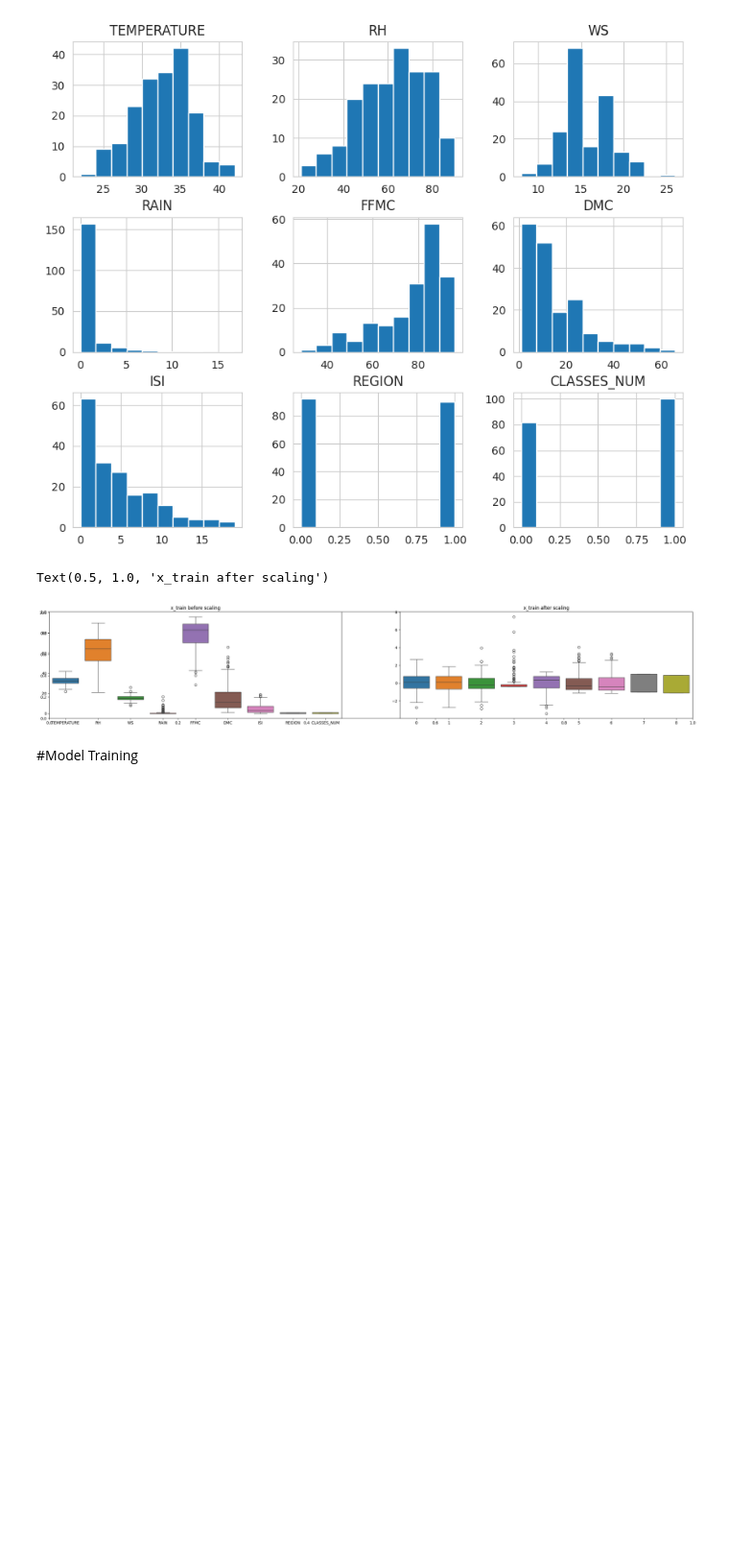
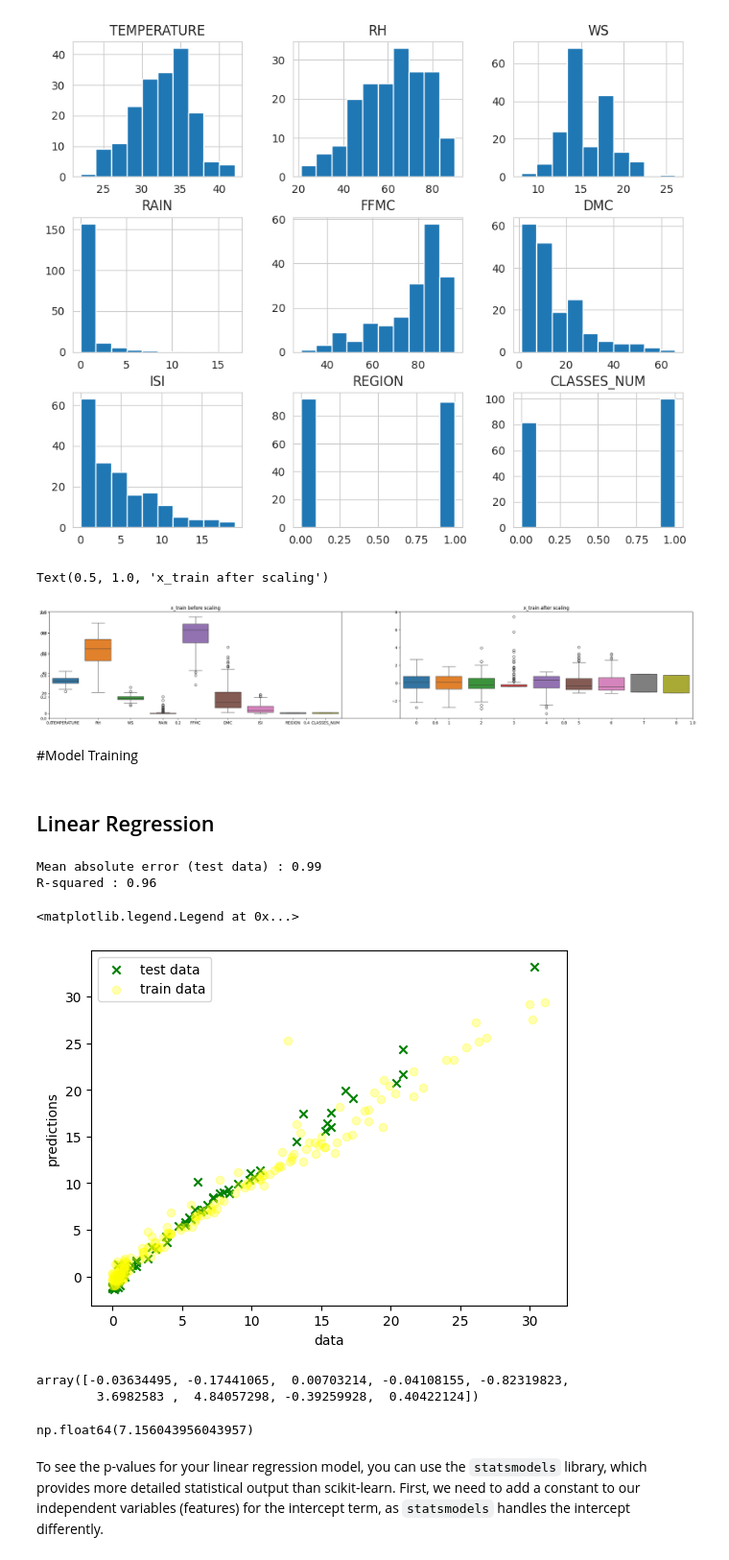
Before and after one commit to taruvaid/Fourier-Neural-Operators, a Jupyter notebook: forest_fire_predictions.ipynb, the cells around one changed output. Shown at 96% size. Cells and saved outputs as stored; diff of their text form; code cells hidden in the pictures; blank space fills up the shorter version.

Commit message:
model training

```diff
--- a/forest_fire_predictions.ipynb
+++ b/forest_fire_predictions.ipynb
@@ -458,3 +466,38 @@ Text(0.5, 1.0, 'x_train after scaling')
 [figure]
 # %% [markdown]
 #Model Training
+# %% [markdown]
+## Linear Regression
+# %%
+linreg = LinearRegression()
+linreg.fit(x_train_std,y_train)
+y_pred = linreg.predict(x_test_std)
+
+mae = mean_absolute_error(y_test,y_pred)
+mse = mean_squared_error(y_test,y_pred)
+r2 = r2_score(y_test,y_pred)
+
+print("Mean absolute error (test data) :",round(mae,2))
+print("R-squared :",round(r2,2))
+
+plt.scatter(y_test,y_pred,label ="test data", marker ="x",color = "green")
+plt.scatter(y_train,linreg.predict(x_train_std),color = "yellow",alpha=0.3,label ="train data")
+plt.xlabel("data")
+plt.ylabel("predictions")
+plt.legend()
+# %% [output]
+Mean absolute error (test data) : 0.99
+R-squared : 0.96
+<matplotlib.legend.Legend at 0x...>
+[figure, added]
+# %%
+linreg.coef_
+# %% [output]
+array([-0.03634495, -0.17441065,  0.00703214, -0.04108155, -0.82319823,
+        3.6982583 ,  4.84057298, -0.39259928,  0.40422124])
+# %%
+linreg.intercept_
+# %% [output]
+np.float64(7.156043956043957)
+# %% [markdown]
+To see the p-values for your linear regression model, you can use the `statsmodels` library, which provides more detailed statistical output than scikit-learn. First, we need to add a constant to our independent variables (features) for the intercept term, as `statsmodels` handles the intercept differently.
```
Also changed, not shown: parts of 14 cells of this notebook.
